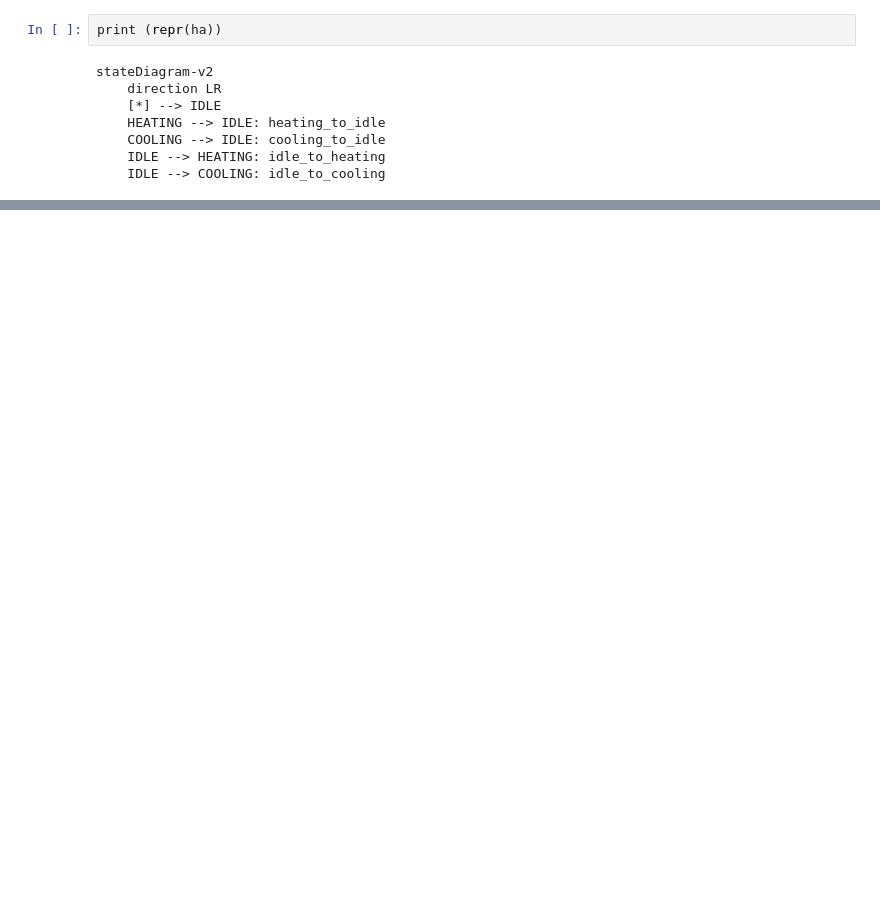
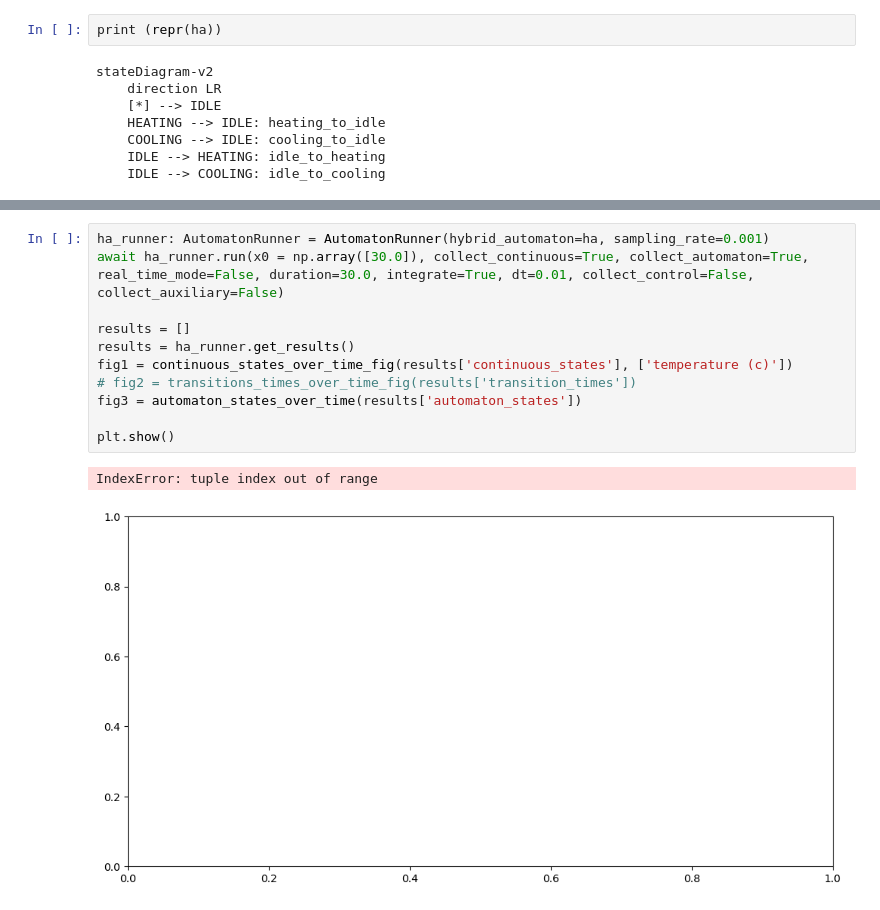
Before and after one commit to rymc-dev/hybrid-automaton, a Jupyter notebook: notebooks/thermostat_hybrid_automaton.ipynb, the cells around one changed output, grey strips where cells are left out. Saved outputs shown, nothing was run; the diff lists cells and outputs as text; blank space fills up the shorter version.

```diff
--- a/notebooks/thermostat_hybrid_automaton.ipynb
+++ b/notebooks/thermostat_hybrid_automaton.ipynb
@@ -101,0 +101,14 @@ plt.show()
+# %%
+ha_runner: AutomatonRunner = AutomatonRunner(hybrid_automaton=ha, sampling_rate=0.001)
+await ha_runner.run(x0 = np.array([30.0]), collect_continuous=True, collect_automaton=True, real_time_mode=False, duration=30.0, integrate=True, dt=0.01, collect_control=False, collect_auxiliary=False)
+
+results = []
+results = ha_runner.get_results()
+fig1 = continuous_states_over_time_fig(results['continuous_states'], ['temperature (c)'])
+# fig2 = transitions_times_over_time_fig(results['transition_times'])
+fig3 = automaton_states_over_time(results['automaton_states'])
+
+plt.show()
+# %% [output]
+IndexError: tuple index out of range
+[figure, added]
```
Also changed, not shown: parts of 4 cells of this notebook, 2 other files.
